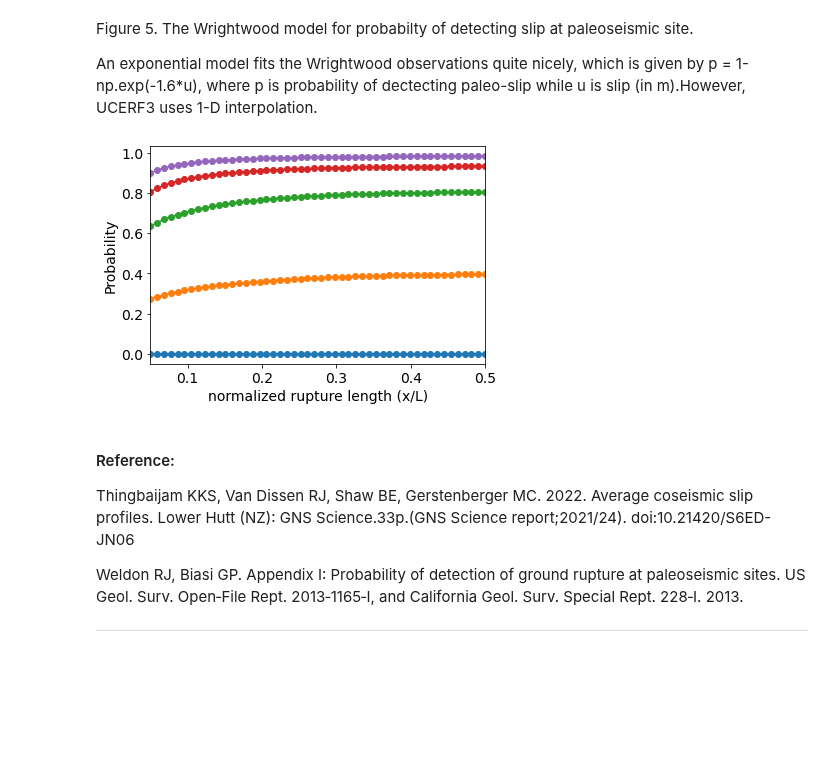
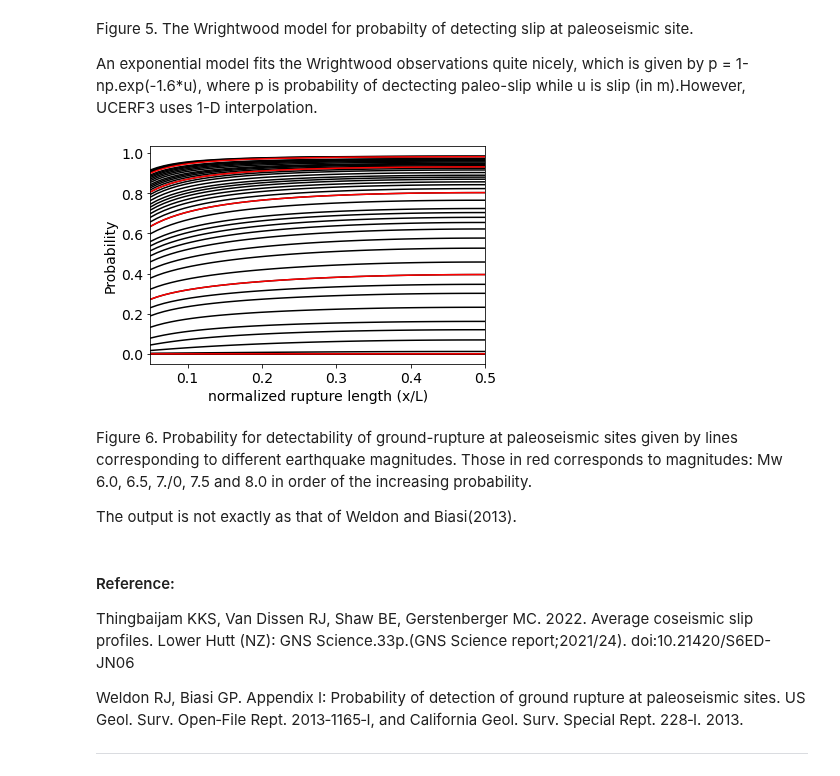
Before and after one commit to thingbaijam/detectpaleo, a Jupyter notebook: workflow_informalUCERF3.ipynb, the cells around one changed output. Drawn from its saved outputs; the diff is of its cells as text; code cells hidden in the pictures; blank space fills up the shorter version.

```diff
--- a/workflow_informalUCERF3.ipynb
+++ b/workflow_informalUCERF3.ipynb
@@ -110,17 +110,27 @@ def compute_prob_detectpaleoslip(mag):
 
     return (norm_x, prob_paleo_detect)
 # %%
+mag = np.arange(5.0, 8.25, 0.05)
+for i in range(len(mag)):
+    norm_x, prob_paleo_detect = compute_prob_detectpaleoslip(mag[i])
+    plt.plot(norm_x, prob_paleo_detect, 'k-')
+
 mag = [6.0, 6.5, 7.0, 7.5, 8.0]
 #mag = np.arange(5.0, 8.25, 0.05)
 for i in range(len(mag)):
     norm_x, prob_paleo_detect = compute_prob_detectpaleoslip(mag[i])
-    plt.plot(norm_x, prob_paleo_detect, 'o-')
+    plt.plot(norm_x, prob_paleo_detect, 'r-')
 
 plt.xlim([0.05, 0.5])
 plt.xlabel('normalized rupture length (x/L)');
 plt.ylabel('Probability');
 # %% [output]
-[figure, old version]
+[figure, new version]
+# %% [markdown]
+Figure 6. Probability for detectability of ground-rupture at paleoseismic sites given by lines corresponding to different earthquake magnitudes. Those in red corresponds to magnitudes: Mw 6.0, 6.5, 7./0, 7.5 and 8.0 in order of the increasing probability.
+
+
+The output is not exactly as that of Weldon and Biasi(2013).
 # %% [markdown]
 #### Reference:
 
```
Also changed, not shown: parts of 1 cell of this notebook, 2 other files.
